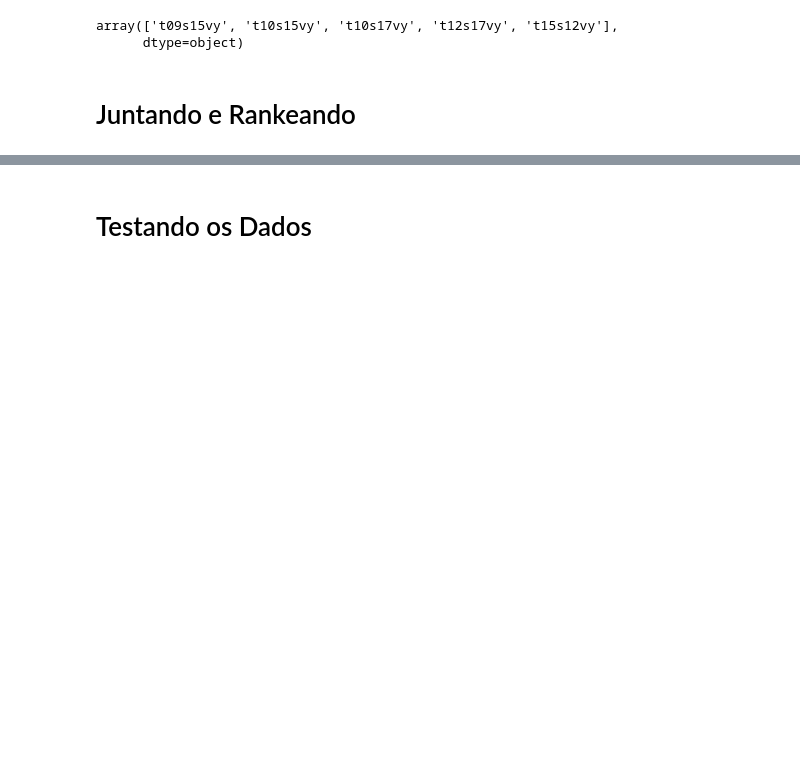
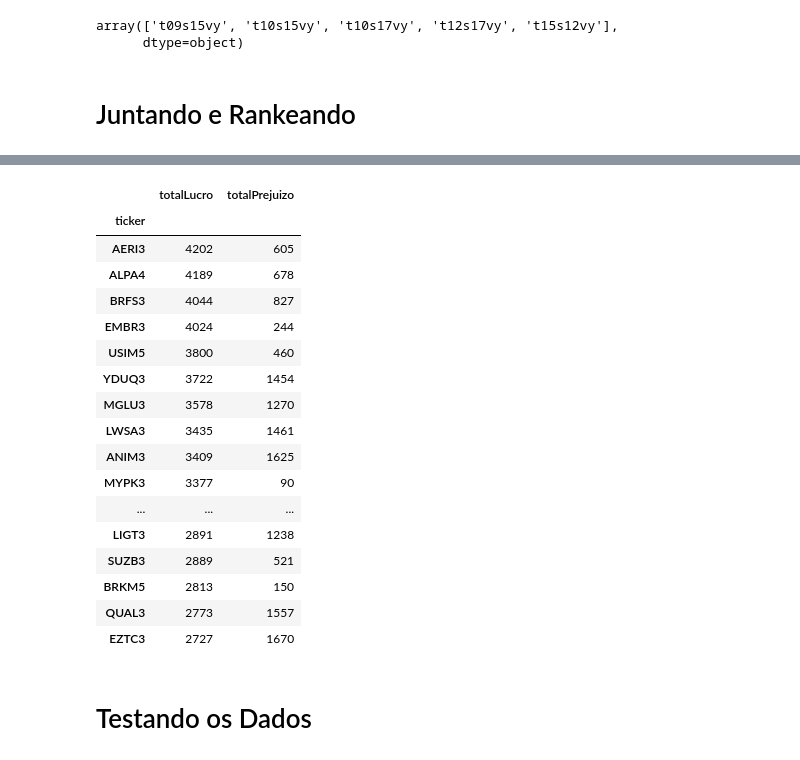
Before and after one commit to paulofor/Jupyter-Espaco01, a Jupyter notebook: ResultadoFuturo/Análise por Ticker.ipynb, the cells around one changed output, grey strips where cells are left out. Cells and saved outputs as stored; diff of their text form; code cells hidden in the pictures; blank space fills up the shorter version.

```diff
--- a/ResultadoFuturo/Análise por Ticker.ipynb
+++ b/ResultadoFuturo/Análise por Ticker.ipynb
@@ -57,3 +58,26 @@ dfRank.head(15)
+# %%
+dfRank2 = dfSimples.sort_values(by='totalLucro', ascending=False)
+# %%
+dfRank2.head(20)
+# %% [output]
+|  | totalLucro | totalPrejuizo |
+| ticker |  |  |
+| AERI3 | 4202 | 605 |
+| ALPA4 | 4189 | 678 |
+| BRFS3 | 4044 | 827 |
+| EMBR3 | 4024 | 244 |
+| USIM5 | 3800 | 460 |
+| YDUQ3 | 3722 | 1454 |
+| MGLU3 | 3578 | 1270 |
+| LWSA3 | 3435 | 1461 |
+| ANIM3 | 3409 | 1625 |
+| MYPK3 | 3377 | 90 |
+| ... | ... | ... |
+| LIGT3 | 2891 | 1238 |
+| SUZB3 | 2889 | 521 |
+| BRKM5 | 2813 | 150 |
+| QUAL3 | 2773 | 1557 |
+| EZTC3 | 2727 | 1670 |
 # %% [markdown]
 # Testando os Dados
 # %%
```
Also changed, not shown: parts of 6 cells of this notebook, 2 other files.
